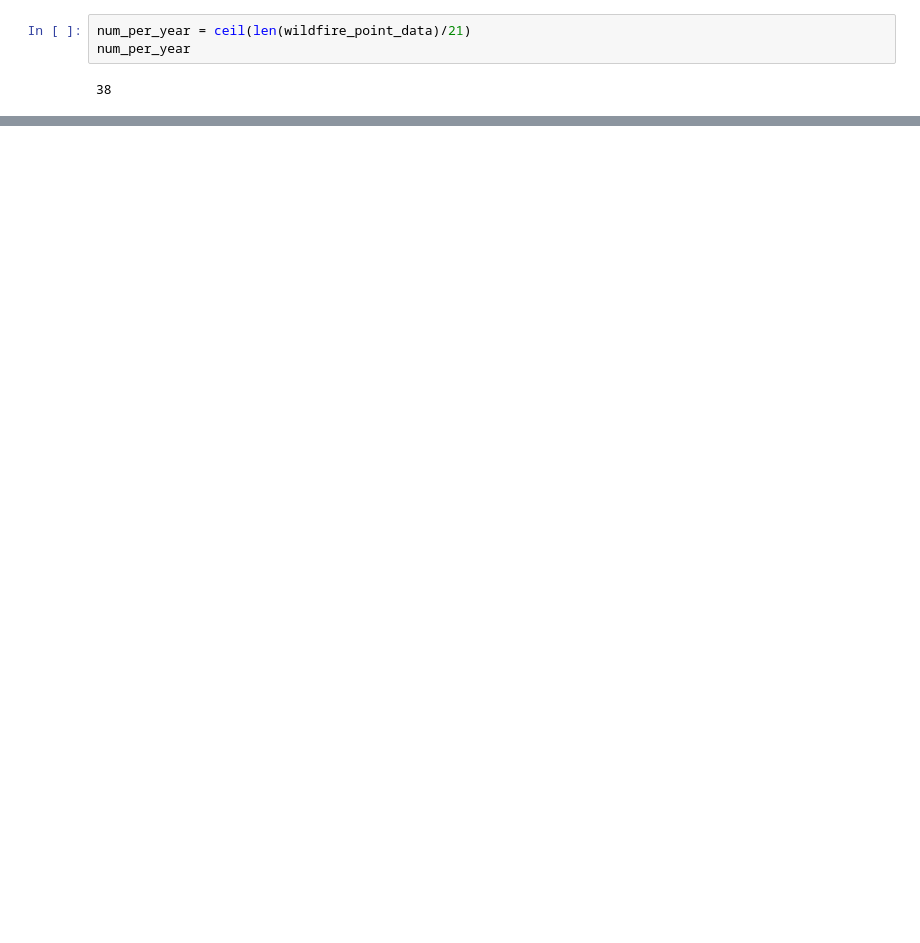
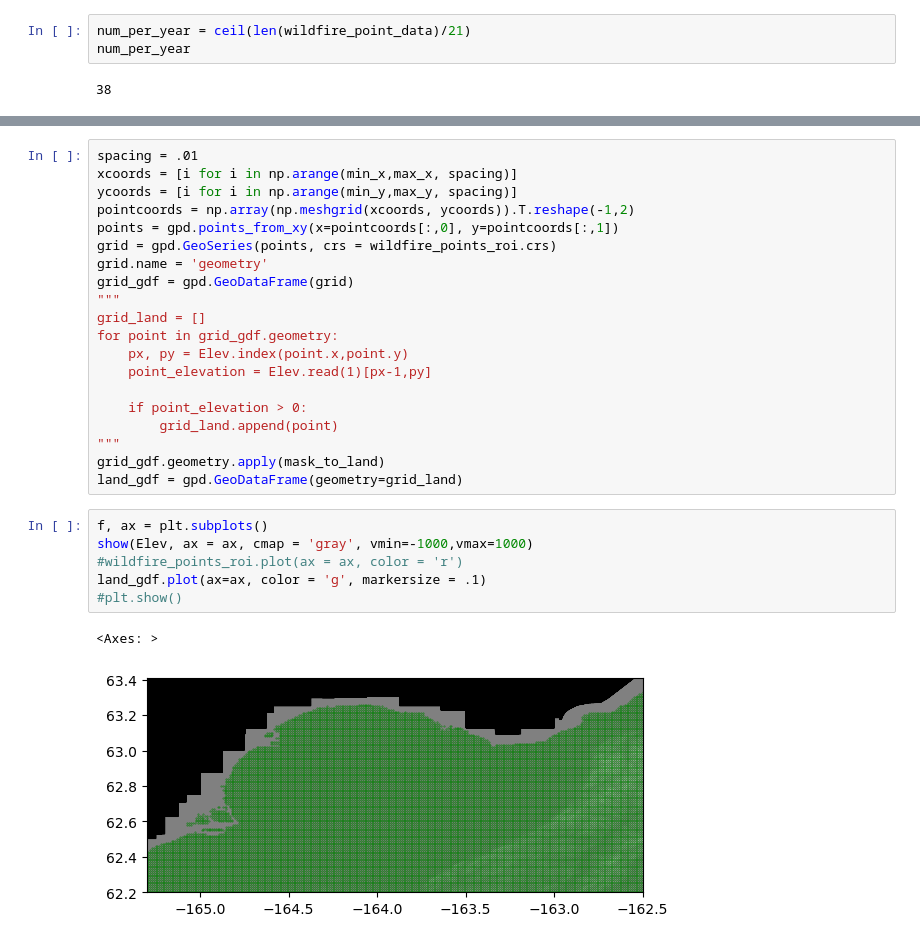
Before and after one commit to cmanna75/wildfire_susceptibility, a Jupyter notebook: Wildfire_Susceptibility.ipynb, the cells around one changed output, grey strips where cells are left out. Saved outputs shown, nothing was run; the diff lists cells and outputs as text; blank space fills up the shorter version.

Commit message:
non wildfire points

```diff
--- a/Wildfire_Susceptibility.ipynb
+++ b/Wildfire_Susceptibility.ipynb
@@ -404,0 +392,29 @@ num_per_year
+# %%
+spacing = .01
+xcoords = [i for i in np.arange(min_x,max_x, spacing)]
+ycoords = [i for i in np.arange(min_y,max_y, spacing)]
+pointcoords = np.array(np.meshgrid(xcoords, ycoords)).T.reshape(-1,2)
+points = gpd.points_from_xy(x=pointcoords[:,0], y=pointcoords[:,1])
+grid = gpd.GeoSeries(points, crs = wildfire_points_roi.crs)
+grid.name = 'geometry'
+grid_gdf = gpd.GeoDataFrame(grid)
+"""
+grid_land = []
+for point in grid_gdf.geometry:
+    px, py = Elev.index(point.x,point.y)
+    point_elevation = Elev.read(1)[px-1,py]
+
+    if point_elevation > 0:
+        grid_land.append(point)
+"""
+grid_gdf.geometry.apply(mask_to_land)
+land_gdf = gpd.GeoDataFrame(geometry=grid_land)
+# %%
+f, ax = plt.subplots()
+show(Elev, ax = ax, cmap = 'gray', vmin=-1000,vmax=1000)
+#wildfire_points_roi.plot(ax = ax, color = 'r')
+land_gdf.plot(ax=ax, color = 'g', markersize = .1)
+#plt.show()
+# %% [output]
+<Axes: >
+[figure, added]
```
Also changed, not shown: parts of 12 cells of this notebook.
